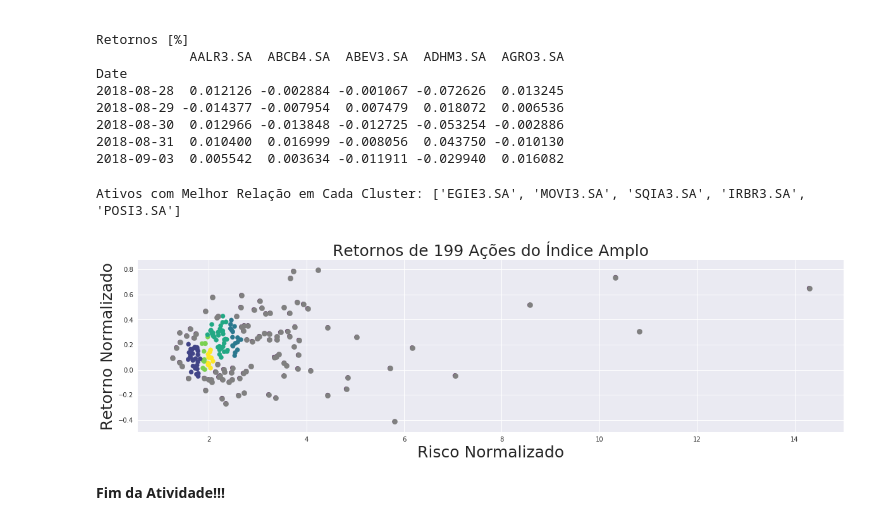
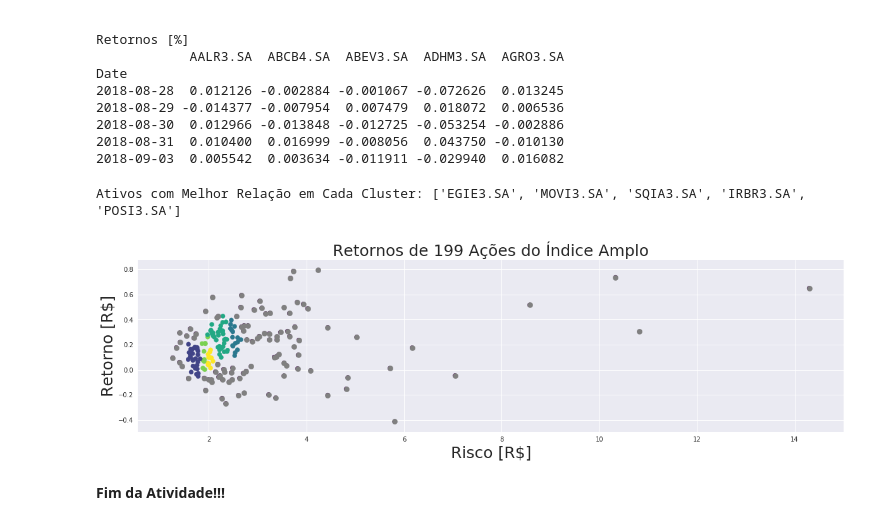
Before and after one commit to marcelinoandrade/Processamento-Digital-de-Sinais-Financeiros, a Jupyter notebook: Aula 2 - Teoria do Portfólio de Markowitz, Correlação Matricial e DBSCAN.ipynb, the cells around one changed output. Cells and saved outputs as stored; diff of their text form; code cells hidden in the pictures.

```diff
--- a/Aula 2 - Teoria do Portfólio de Markowitz, Correlação Matricial e DBSCAN.ipynb
+++ b/Aula 2 - Teoria do Portfólio de Markowitz, Correlação Matricial e DBSCAN.ipynb
@@ -853,35 +853,35 @@ X=np.array(X)
 #X = StandardScaler().fit_transform(X)
 
 N=5
 
 kmeans = KMeans(n_clusters=N, random_state=0).fit(X)
 y_kmeans = kmeans.predict(X)
 
 clustering = DBSCAN(eps=0.00075, min_samples=5).fit(X)
 clustering.labels_
 core_samples = clustering.core_sample_indices_
 labels = clustering.labels_
 
 fig = plt.subplots(figsize=(20,5))
 
 ax1=plt.subplot(1,1, 1)
 ax1.scatter(100*X[:, 0], 100*X[:, 1], c=labels, s=50, cmap='viridis')
 ax1.scatter(100*X[np.where(labels==-1),0],100*X[np.where(labels==-1),1][0], s=70, c='gray')
 ax1.set_title('Retornos de '+str(len(stocks))+' Ações do Índice Amplo',fontsize=25)
-ax1.set_xlabel('Risco Normalizado',fontsize=25)
-ax1.set_ylabel('Retorno Normalizado',fontsize=25)
+ax1.set_xlabel('Risco [R$]',fontsize=25)
+ax1.set_ylabel('Retorno [R$]',fontsize=25)
 
 centers = kmeans.cluster_centers_
 #plt.scatter(centers[:, 0], centers[:, 1], c='black', s=150, alpha=0.2);
 
 best=[]
 for i in range(N):
     ind=retornos[list(retornos.columns[np.where(clustering.labels_==i)[0]])].astype(float).mean()/retornos[list(retornos.columns[np.where(clustering.labels_==i)[0]])].astype(float).std()
     best.append(ind[ind==np.max(ind)])
 rb=list(pd.DataFrame(best).columns)
 print("Ativos com Melhor Relação em Cada Cluster:", rb)
 # %% [output]
 Ativos com Melhor Relação em Cada Cluster: ['EGIE3.SA', 'MOVI3.SA', 'SQIA3.SA', 'IRBR3.SA', 'POSI3.SA']
-[figure, old version]
+[figure, new version]
 # %% [markdown]
 <b>Fim da Atividade!!!</b>
```
Also changed, not shown: parts of 5 cells of this notebook.
